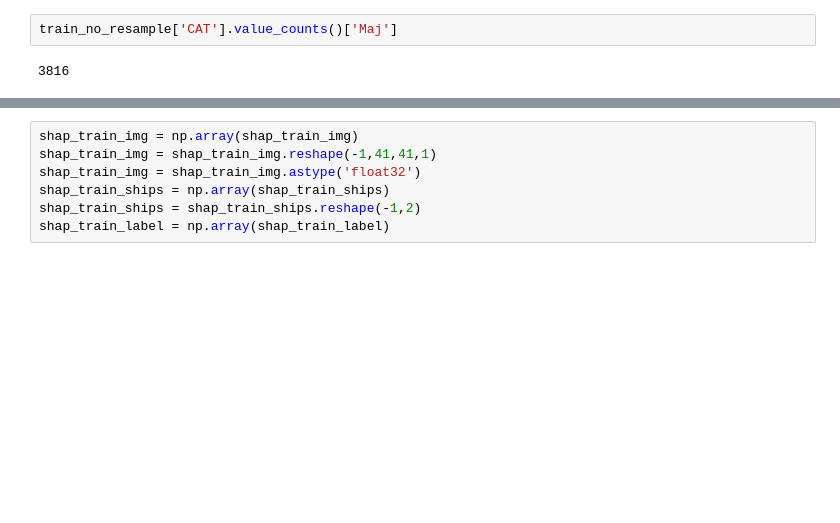
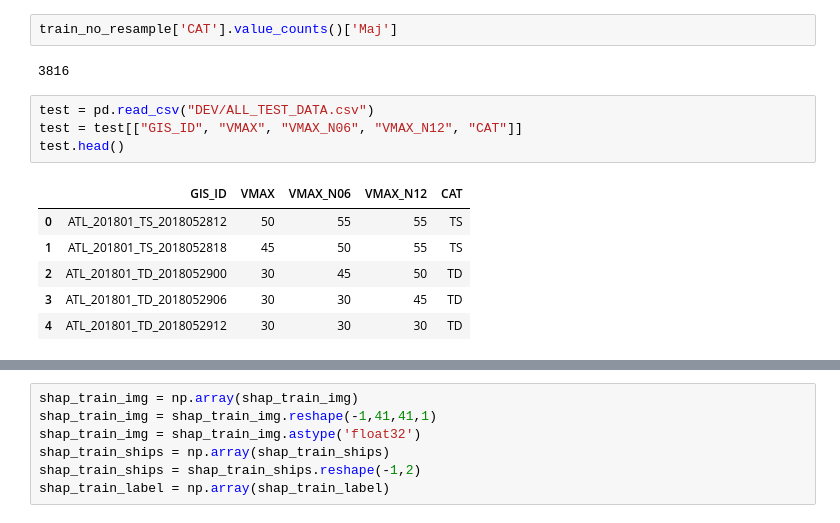
Before and after one commit to sjiangyou/Real_Time_HAI, a Jupyter notebook: HIECNN/CODE/TC_Estimation.ipynb, the cells around one changed output, grey strips where cells are left out. Drawn from its saved outputs; the diff is of its cells as text; blank space fills up the shorter version.

Commit message:
Remade HIECNN development data.

```diff
--- a/HIECNN/CODE/TC_Estimation.ipynb
+++ b/HIECNN/CODE/TC_Estimation.ipynb
@@ -359,3 +359,14 @@ train.head()
 train_no_resample['CAT'].value_counts()['Maj']
 # %% [output]
 3816
+# %%
+test = pd.read_csv("DEV/ALL_TEST_DATA.csv")
+test = test[["GIS_ID", "VMAX", "VMAX_N06", "VMAX_N12", "CAT"]]
+test.head()
+# %% [output]
+|  | GIS_ID | VMAX | VMAX_N06 | VMAX_N12 | CAT |
+| 0 | ATL_201801_TS_2018052812 | 50 | 55 | 55 | TS |
+| 1 | ATL_201801_TS_2018052818 | 45 | 50 | 55 | TS |
+| 2 | ATL_201801_TD_2018052900 | 30 | 45 | 50 | TD |
+| 3 | ATL_201801_TD_2018052906 | 30 | 30 | 45 | TD |
+| 4 | ATL_201801_TD_2018052912 | 30 | 30 | 30 | TD |
```
Also changed, not shown: parts of 7 cells of this notebook, 1 other file.
